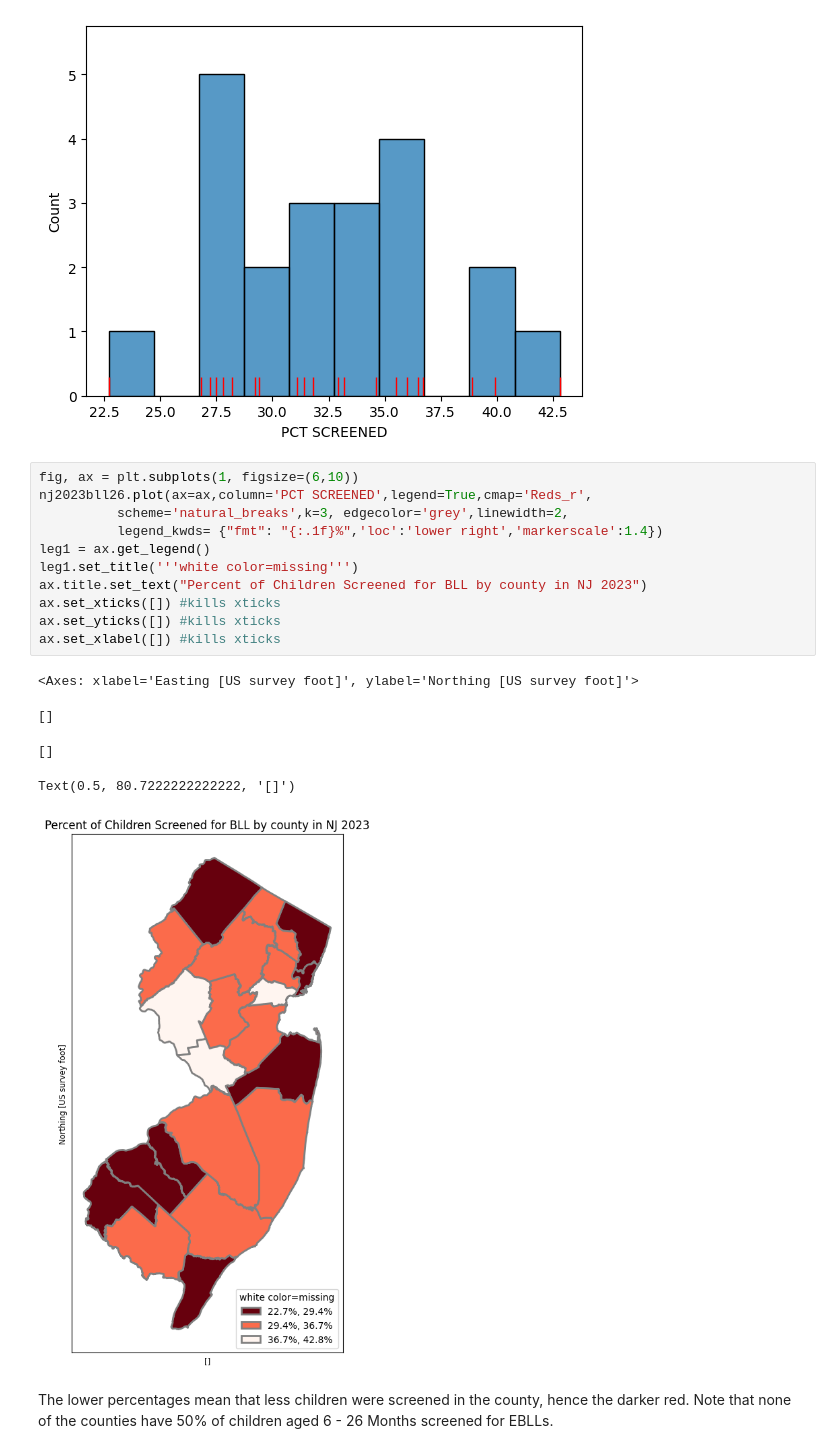
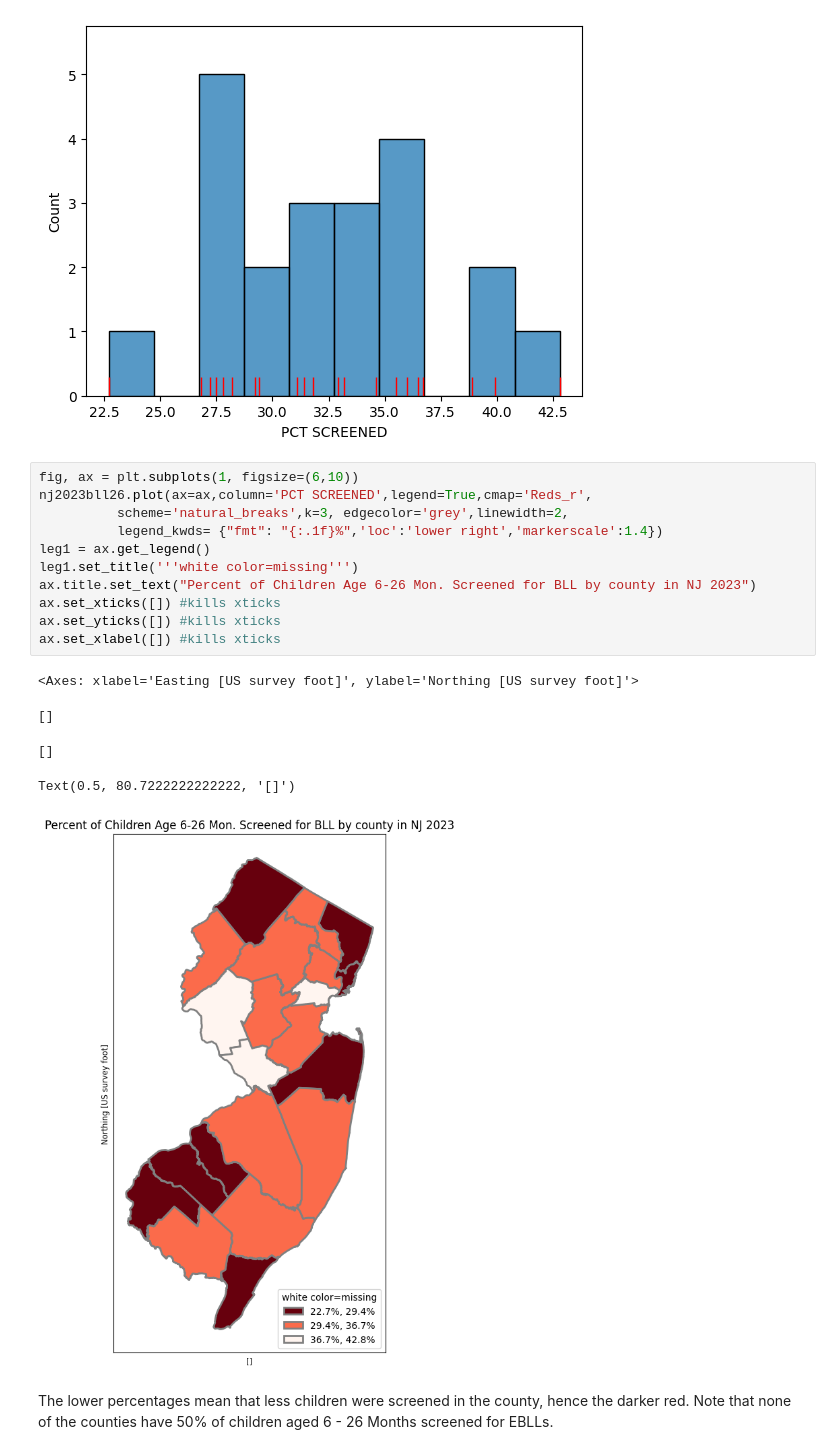
Before and after one commit to Kristina-RUC/datamana, a Jupyter notebook: map.ipynb, the cells around one changed output. Saved outputs shown, nothing was run; the diff lists cells and outputs as text.

```diff
--- a/map.ipynb
+++ b/map.ipynb
@@ -1344,19 +1342,19 @@ sns.rugplot(nj2023bll26["PCT SCREENED"], height=0.05, color="red", ax=ax);
 # %%
 fig, ax = plt.subplots(1, figsize=(6,10))
 nj2023bll26.plot(ax=ax,column='PCT SCREENED',legend=True,cmap='Reds_r',
           scheme='natural_breaks',k=3, edgecolor='grey',linewidth=2,
           legend_kwds= {"fmt": "{:.1f}%",'loc':'lower right','markerscale':1.4})
 leg1 = ax.get_legend()
 leg1.set_title('''white color=missing''')
-ax.title.set_text("Percent of Children Screened for BLL by county in NJ 2023")
+ax.title.set_text("Percent of Children Age 6-26 Mon. Screened for BLL by county in NJ 2023")
 ax.set_xticks([]) #kills xticks
 ax.set_yticks([]) #kills xticks
 ax.set_xlabel([]) #kills xticks
 # %% [output]
 <Axes: xlabel='Easting [US survey foot]', ylabel='Northing [US survey foot]'>
 []
 []
 Text(0.5, 80.7222222222222, '[]')
-[figure, old version]
+[figure, new version]
 # %% [markdown]
 The lower percentages mean that less children were screened in the county, hence the darker red. Note that none of the counties have 50% of children aged 6 - 26 Months screened for EBLLs.
```
Also changed, not shown: parts of 18 cells of this notebook.
